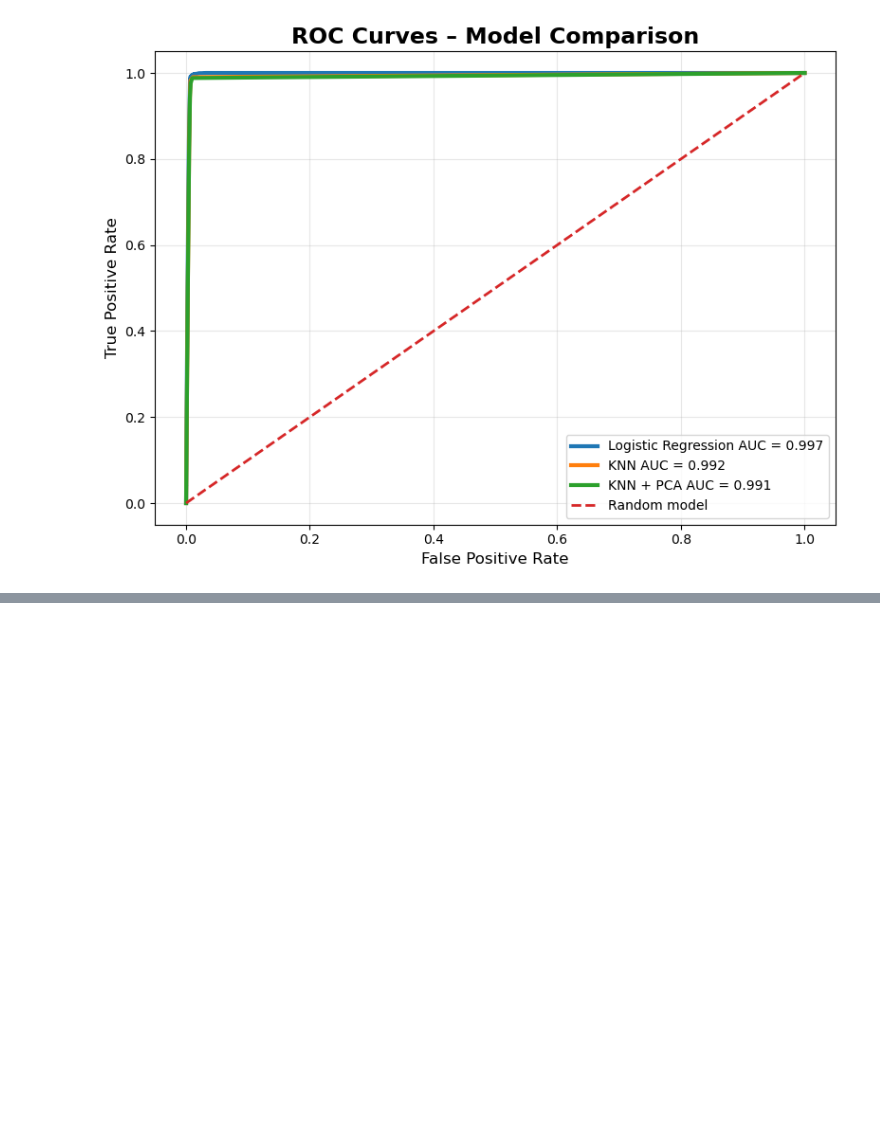
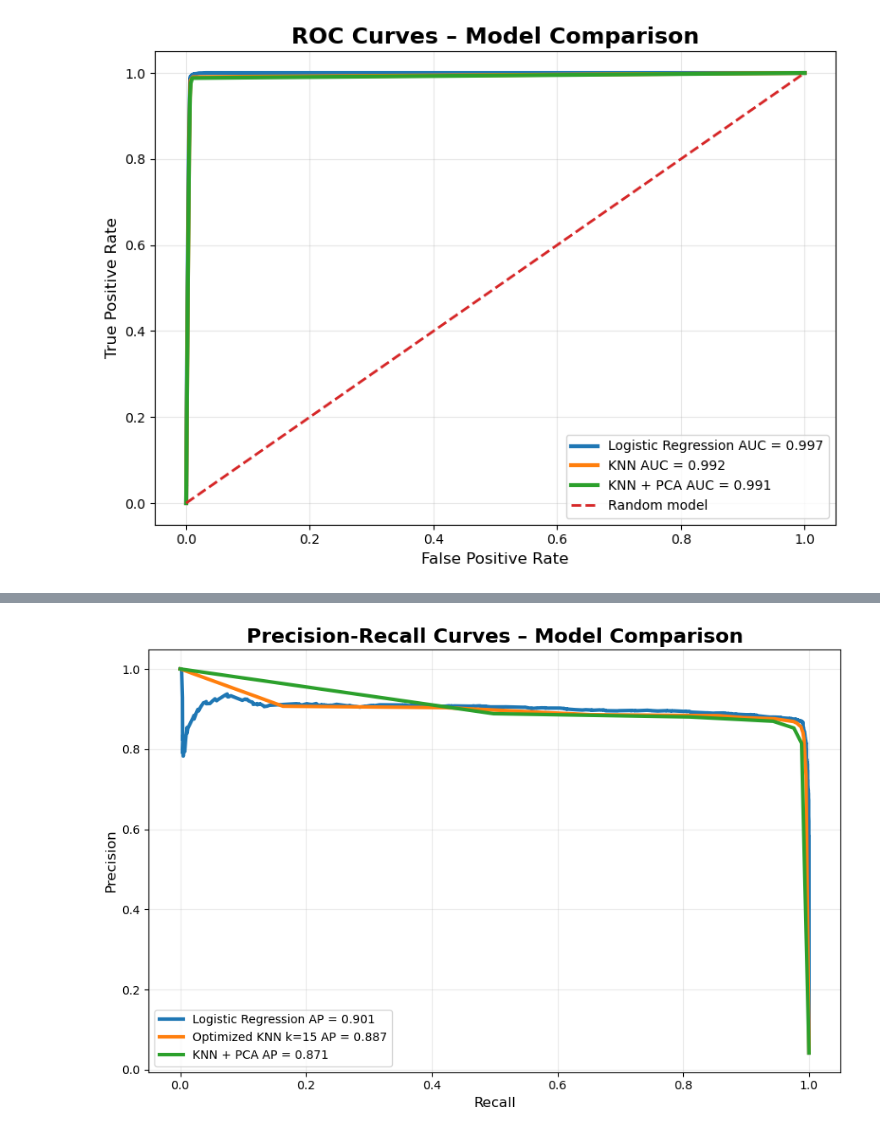
Before and after one commit to spirit-web/Shopping-online-prediction, a Jupyter notebook: notebooks/mahtab/mahtab_analysis.ipynb, the cells around one changed output, grey strips where cells are left out. Cells and saved outputs as stored; diff of their text form; code cells hidden in the pictures; blank space fills up the shorter version.

```diff
--- a/notebooks/mahtab/mahtab_analysis.ipynb
+++ b/notebooks/mahtab/mahtab_analysis.ipynb
@@ -665,0 +870,47 @@ plt.show()
+# %%
+from sklearn.metrics import precision_recall_curve, average_precision_score
+
+# Logistic Regression
+precision_log, recall_log, _ = precision_recall_curve(y_val, y_proba_log)
+ap_log = average_precision_score(y_val, y_proba_log)
+
+# Optimized KNN
+precision_knn_opt, recall_knn_opt, _ = precision_recall_curve(y_val, y_proba_knn_opt)
+ap_knn_opt = average_precision_score(y_val, y_proba_knn_opt)
+
+# KNN + PCA
+precision_knn_pca, recall_knn_pca, _ = precision_recall_curve(y_val, y_proba_knn_pca)
+ap_knn_pca = average_precision_score(y_val, y_proba_knn_pca)
+# %%
+plt.figure(figsize=(9, 6))
+
+plt.plot(
+    recall_log,
+    precision_log,
+    linewidth=3,
+    label=f"Logistic Regression AP = {ap_log:.3f}"
+)
+
+plt.plot(
+    recall_knn_opt,
+    precision_knn_opt,
+    linewidth=3,
+    label=f"Optimized KNN k=15 AP = {ap_knn_opt:.3f}"
+)
+
+plt.plot(
+    recall_knn_pca,
+    precision_knn_pca,
+    linewidth=3,
+    label=f"KNN + PCA AP = {ap_knn_pca:.3f}"
+)
+
+plt.title("Precision-Recall Curves – Model Comparison", fontsize=17, fontweight="bold")
+plt.xlabel("Recall", fontsize=12)
+plt.ylabel("Precision", fontsize=12)
+plt.legend(loc="lower left")
+plt.grid(alpha=0.25)
+plt.tight_layout()
+plt.show()
+# %% [output]
+[figure, added]
```
Also changed, not shown: parts of 31 cells of this notebook.
